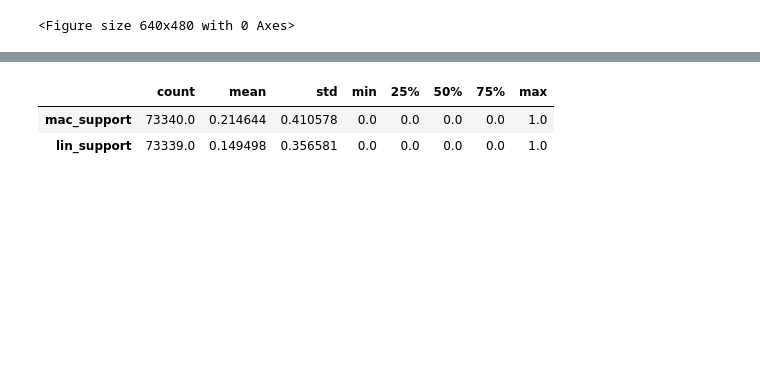
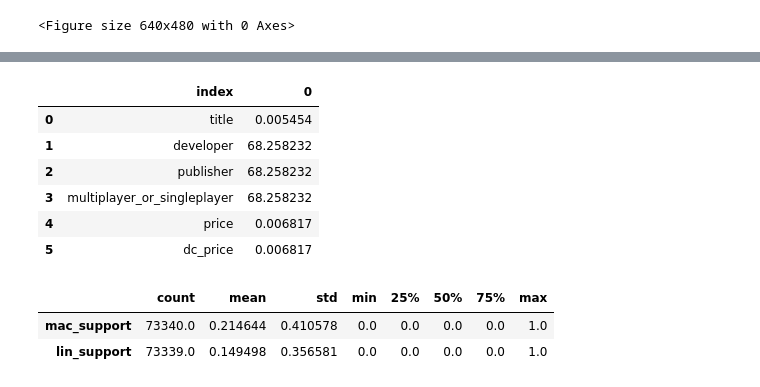
Before and after one commit to JacoboFdez/PROJECTO, a Jupyter notebook: notebook/CSV´s.ipynb, the cells around one changed output, grey strips where cells are left out. Saved outputs shown, nothing was run; the diff lists cells and outputs as text; code cells hidden in the pictures; blank space fills up the shorter version.

```diff
--- a/notebook/CSV´s.ipynb
+++ b/notebook/CSV´s.ipynb
@@ -301,3 +328,13 @@ df_title.to_csv('titulos.csv', header=False, index=False)
+# %%
+porcentaje_nulos(df_developer)
+# %% [output]
+|  | index | 0 |
+| 0 | title | 0.005454 |
+| 1 | developer | 68.258232 |
+| 2 | publisher | 68.258232 |
+| 3 | multiplayer_or_singleplayer | 68.258232 |
+| 4 | price | 0.006817 |
+| 5 | dc_price | 0.006817 |
 # %%
 df_developer.describe().T
 # %% [output]
```
Also changed, not shown: parts of 14 cells of this notebook.
